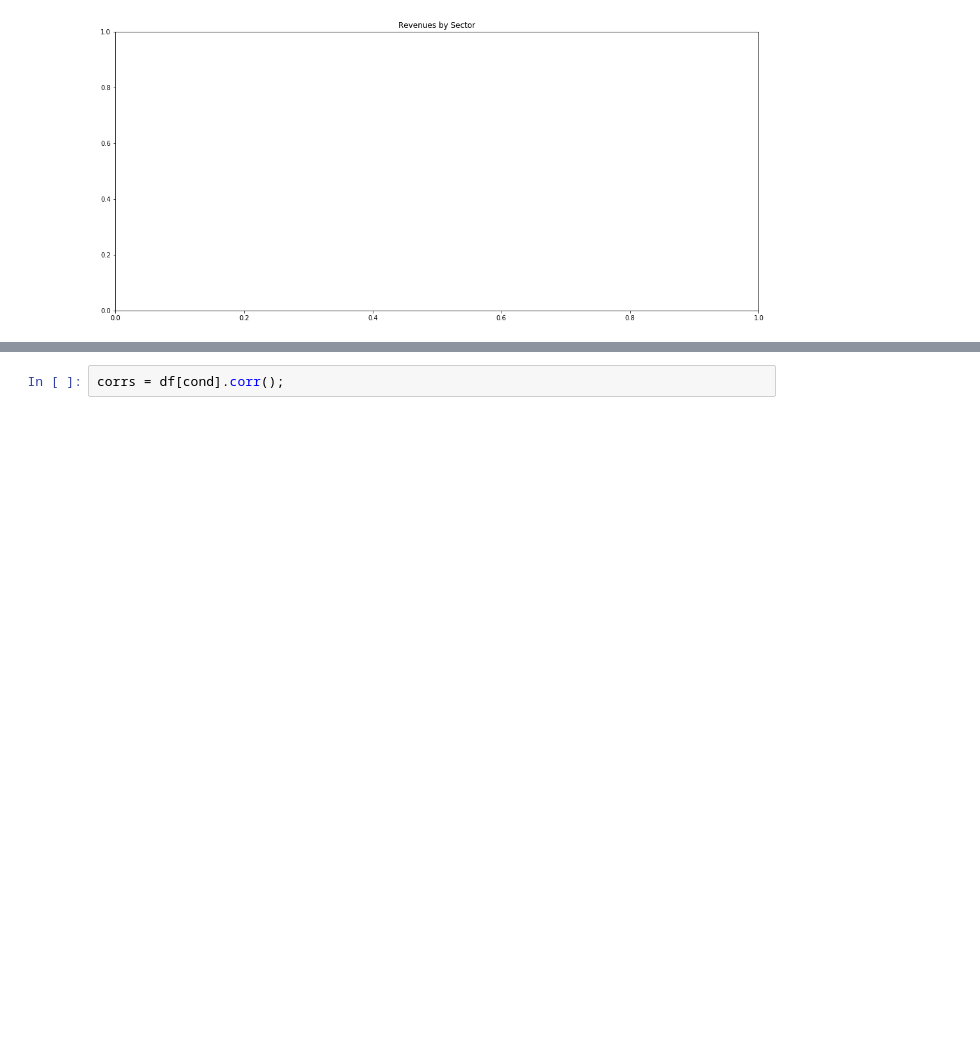
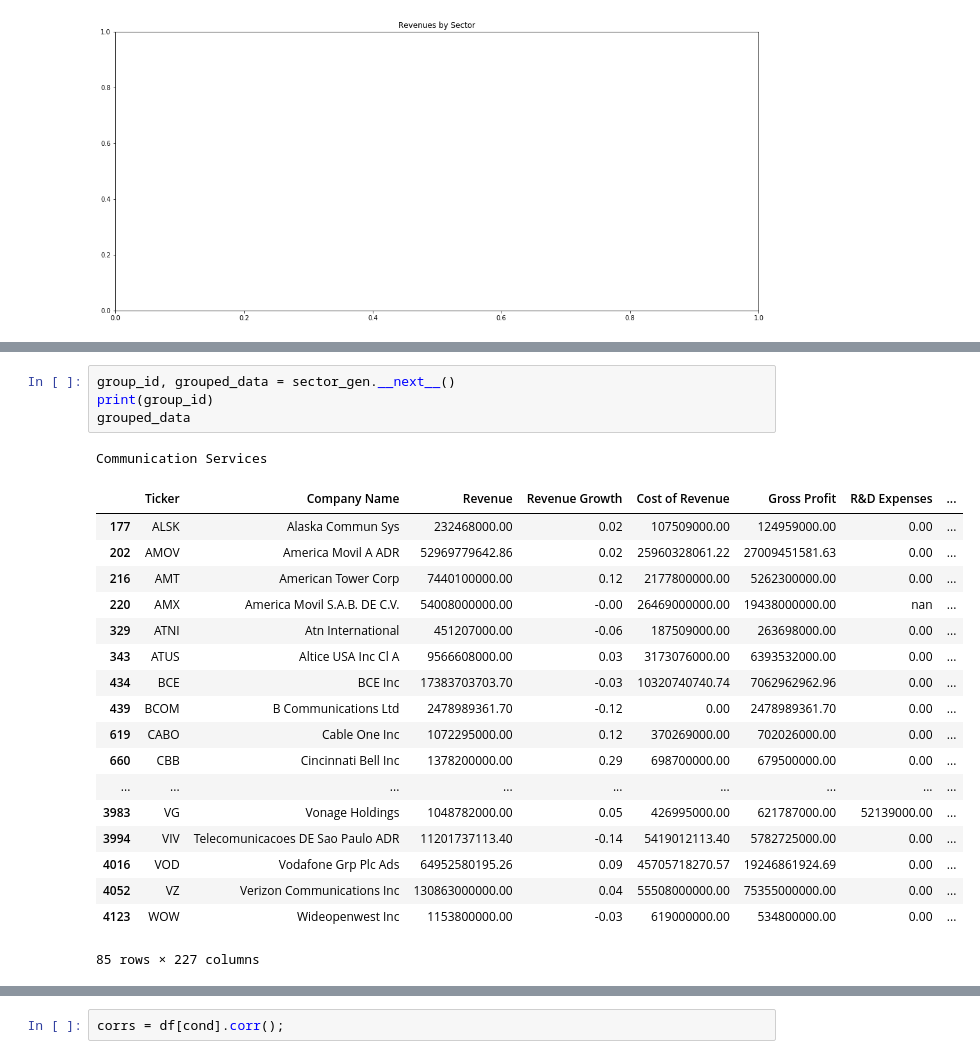
Before and after one commit to daniel-valdes/stock-eda, a Jupyter notebook: eda.ipynb, the cells around one changed output, grey strips where cells are left out. Drawn from its saved outputs; the diff is of its cells as text; blank space fills up the shorter version.

```diff
--- a/eda.ipynb
+++ b/eda.ipynb
@@ -82,2 +113,26 @@ plt.tight_layout()
+# %%
+group_id, grouped_data = sector_gen.__next__()
+print(group_id)
+grouped_data
+# %% [output]
+Communication Services
+|  | Ticker | Company Name | Revenue | Revenue Growth | Cost of Revenue | Gross Profit | R&D Expenses | ... |
+| 177 | ALSK | Alaska Commun Sys | 232468000.00 | 0.02 | 107509000.00 | 124959000.00 | 0.00 | ... |
+| 202 | AMOV | America Movil A ADR | 52969779642.86 | 0.02 | 25960328061.22 | 27009451581.63 | 0.00 | ... |
+| 216 | AMT | American Tower Corp | 7440100000.00 | 0.12 | 2177800000.00 | 5262300000.00 | 0.00 | ... |
+| 220 | AMX | America Movil S.A.B. DE C.V. | 54008000000.00 | -0.00 | 26469000000.00 | 19438000000.00 | nan | ... |
+| 329 | ATNI | Atn International | 451207000.00 | -0.06 | 187509000.00 | 263698000.00 | 0.00 | ... |
+| 343 | ATUS | Altice USA Inc Cl A | 9566608000.00 | 0.03 | 3173076000.00 | 6393532000.00 | 0.00 | ... |
+| 434 | BCE | BCE Inc | 17383703703.70 | -0.03 | 10320740740.74 | 7062962962.96 | 0.00 | ... |
+| 439 | BCOM | B Communications Ltd | 2478989361.70 | -0.12 | 0.00 | 2478989361.70 | 0.00 | ... |
+| 619 | CABO | Cable One Inc | 1072295000.00 | 0.12 | 370269000.00 | 702026000.00 | 0.00 | ... |
+| 660 | CBB | Cincinnati Bell Inc | 1378200000.00 | 0.29 | 698700000.00 | 679500000.00 | 0.00 | ... |
+| ... | ... | ... | ... | ... | ... | ... | ... | ... |
+| 3983 | VG | Vonage Holdings | 1048782000.00 | 0.05 | 426995000.00 | 621787000.00 | 52139000.00 | ... |
+| 3994 | VIV | Telecomunicacoes DE Sao Paulo ADR | 11201737113.40 | -0.14 | 5419012113.40 | 5782725000.00 | 0.00 | ... |
+| 4016 | VOD | Vodafone Grp Plc Ads | 64952580195.26 | 0.09 | 45705718270.57 | 19246861924.69 | 0.00 | ... |
+| 4052 | VZ | Verizon Communications Inc | 130863000000.00 | 0.04 | 55508000000.00 | 75355000000.00 | 0.00 | ... |
+| 4123 | WOW | Wideopenwest Inc | 1153800000.00 | -0.03 | 619000000.00 | 534800000.00 | 0.00 | ... |
+85 rows × 227 columns
 # %%
 sns.pairplot(df, vars = ['2019 PRICE VAR [%]', 'R&D Expenses', 'SG&A Expense',], dropna = True, hue='Sector', palette='YlGnBu_d')
```
Also changed, not shown: parts of 5 cells of this notebook, 1 other file.
